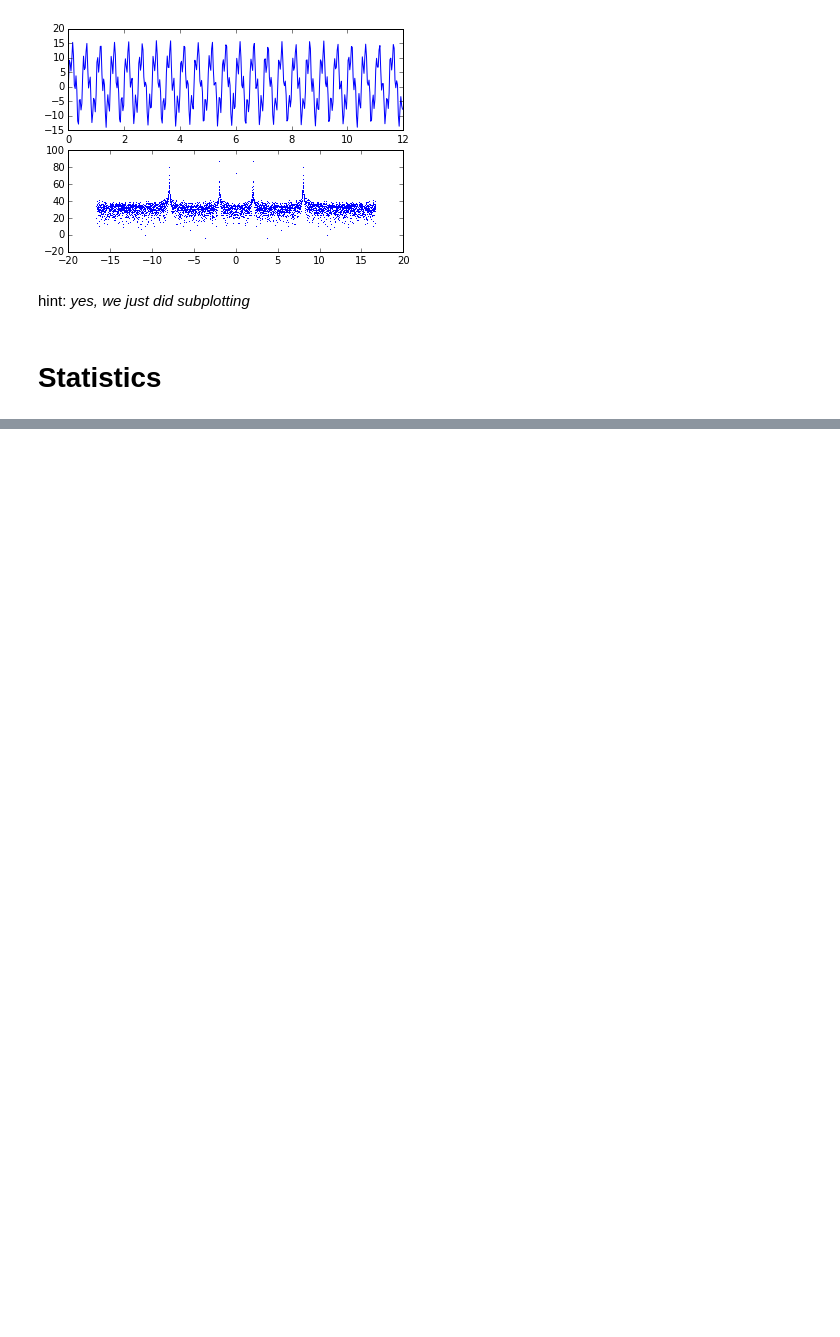
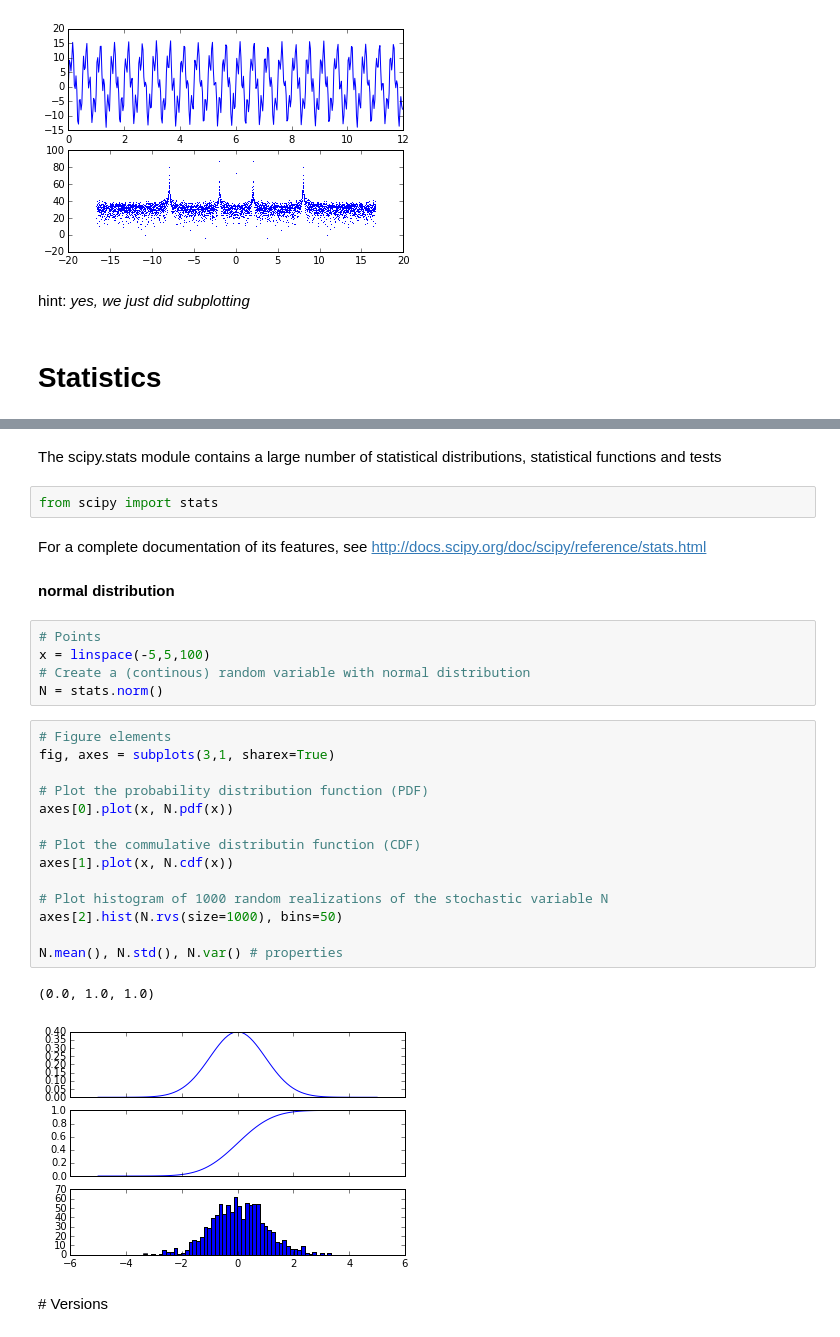
Before and after one commit to hpcit/lectures, a Jupyter notebook: pydata/05_scientific.ipynb, the cells around one changed output, grey strips where cells are left out. Cells and saved outputs as stored; diff of their text form; blank space fills up the shorter version.

```diff
--- a/pydata/05_scientific.ipynb
+++ b/pydata/05_scientific.ipynb
@@ -231,0 +230,33 @@ There is also a very powerful python package for statistical modelling called st
+# %% [markdown]
+
+The scipy.stats module contains a large number of statistical distributions, statistical functions and tests
+# %%
+from scipy import stats
+# %% [markdown]
+For a complete documentation of its features, see http://docs.scipy.org/doc/scipy/reference/stats.html
+# %% [markdown]
+**normal distribution**
+# %%
+# Points
+x = linspace(-5,5,100)
+# Create a (continous) random variable with normal distribution
+N = stats.norm()
+# %%
+# Figure elements
+fig, axes = subplots(3,1, sharex=True)
+
+# Plot the probability distribution function (PDF)
+axes[0].plot(x, N.pdf(x))
+
+# Plot the commulative distributin function (CDF)
+axes[1].plot(x, N.cdf(x))
+
+# Plot histogram of 1000 random realizations of the stochastic variable N
+axes[2].hist(N.rvs(size=1000), bins=50)
+
+N.mean(), N.std(), N.var() # properties
+# %% [output]
+(0.0, 1.0, 1.0)
+[figure, added]
+# %% [markdown]
+# Versions
```
Also changed, not shown: parts of 8 cells of this notebook.
